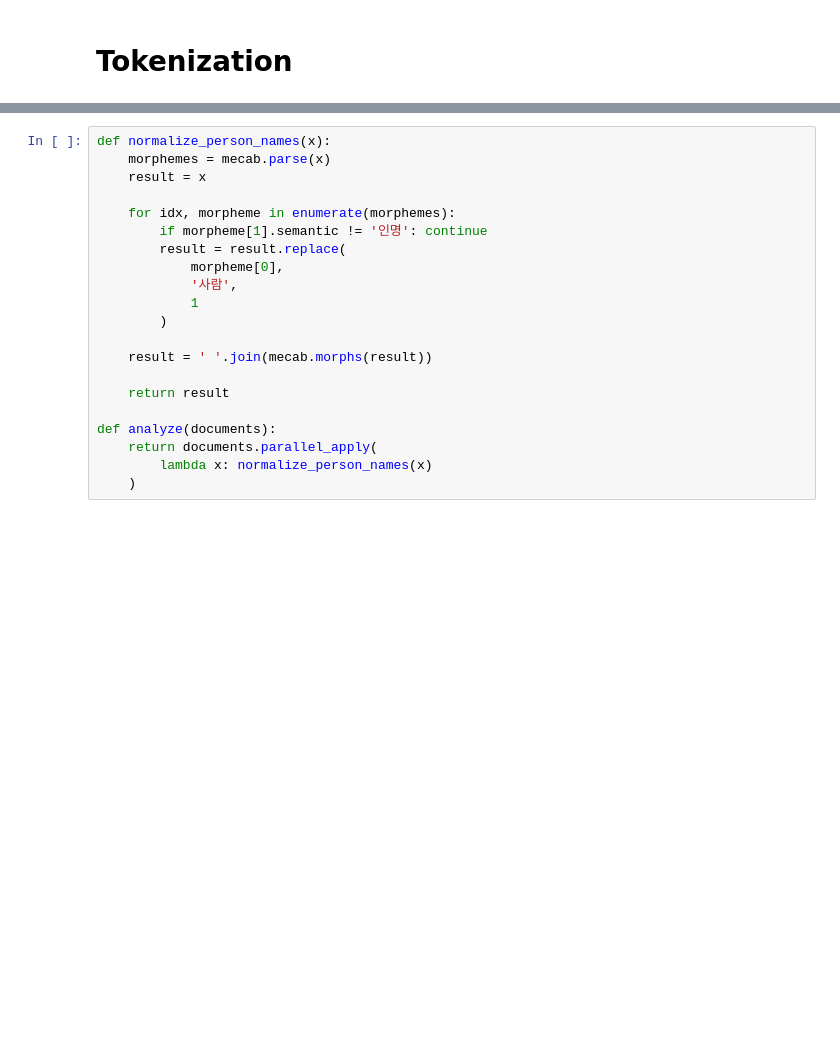
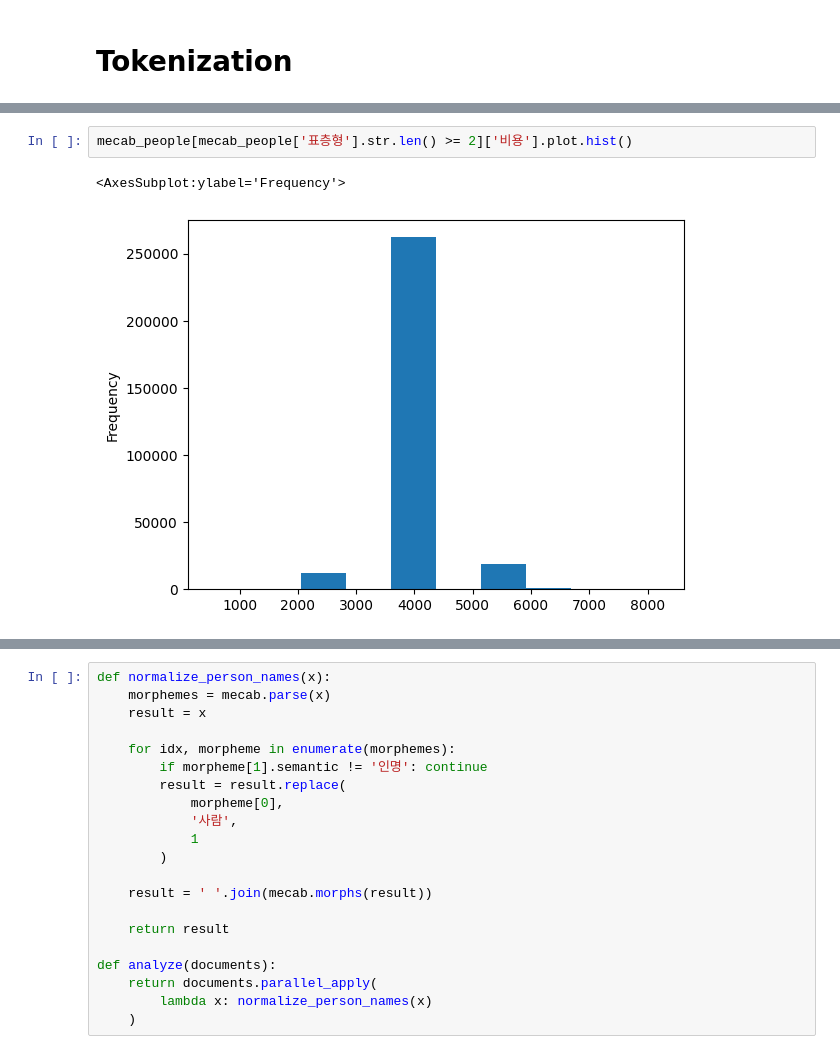
Before and after one commit to swoook/fastText, a Jupyter notebook: examples/tokenization/notebook.ipynb, the cells around one changed output, grey strips where cells are left out. Cells and saved outputs as stored; diff of their text form; blank space fills up the shorter version.

```diff
--- a/examples/tokenization/notebook.ipynb
+++ b/examples/tokenization/notebook.ipynb
@@ -13,0 +69,5 @@
+# %%
+mecab_people[mecab_people['표층형'].str.len() >= 2]['비용'].plot.hist()
+# %% [output]
+<AxesSubplot:ylabel='Frequency'>
+[figure, added]
```
Also changed, not shown: parts of 11 cells of this notebook, 2 other files.
